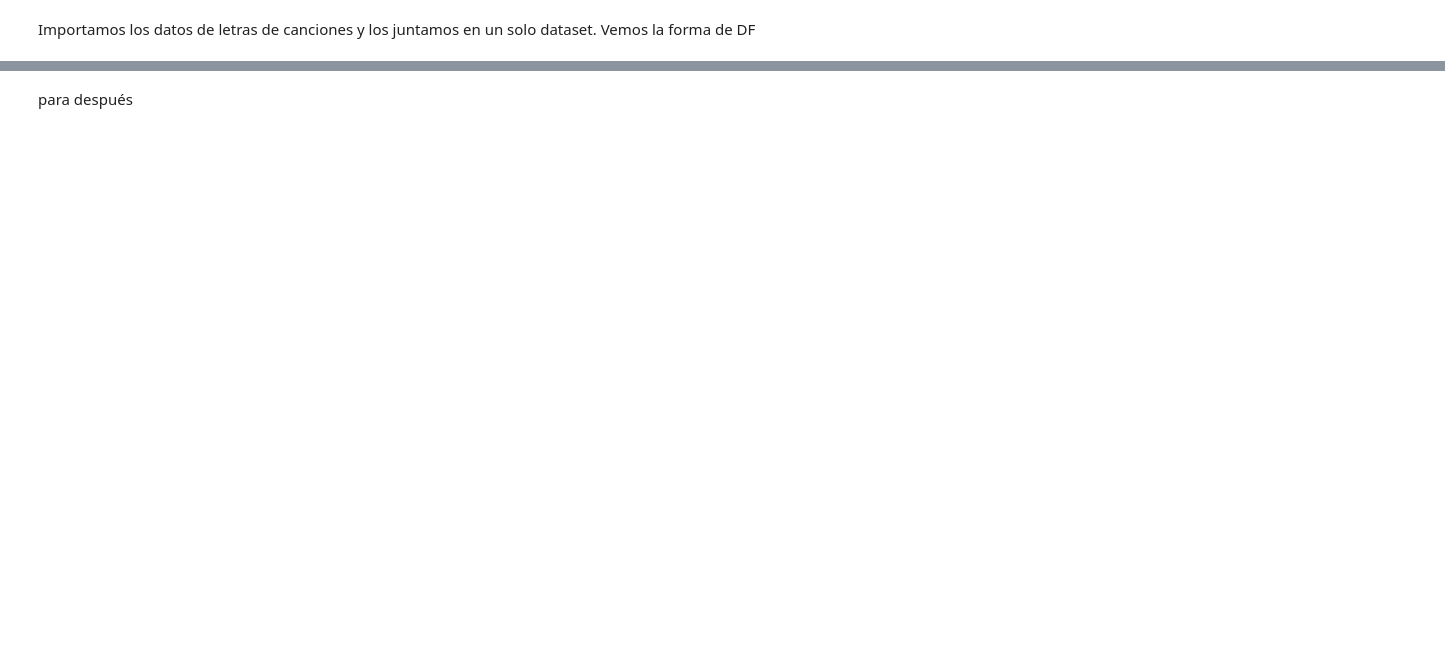
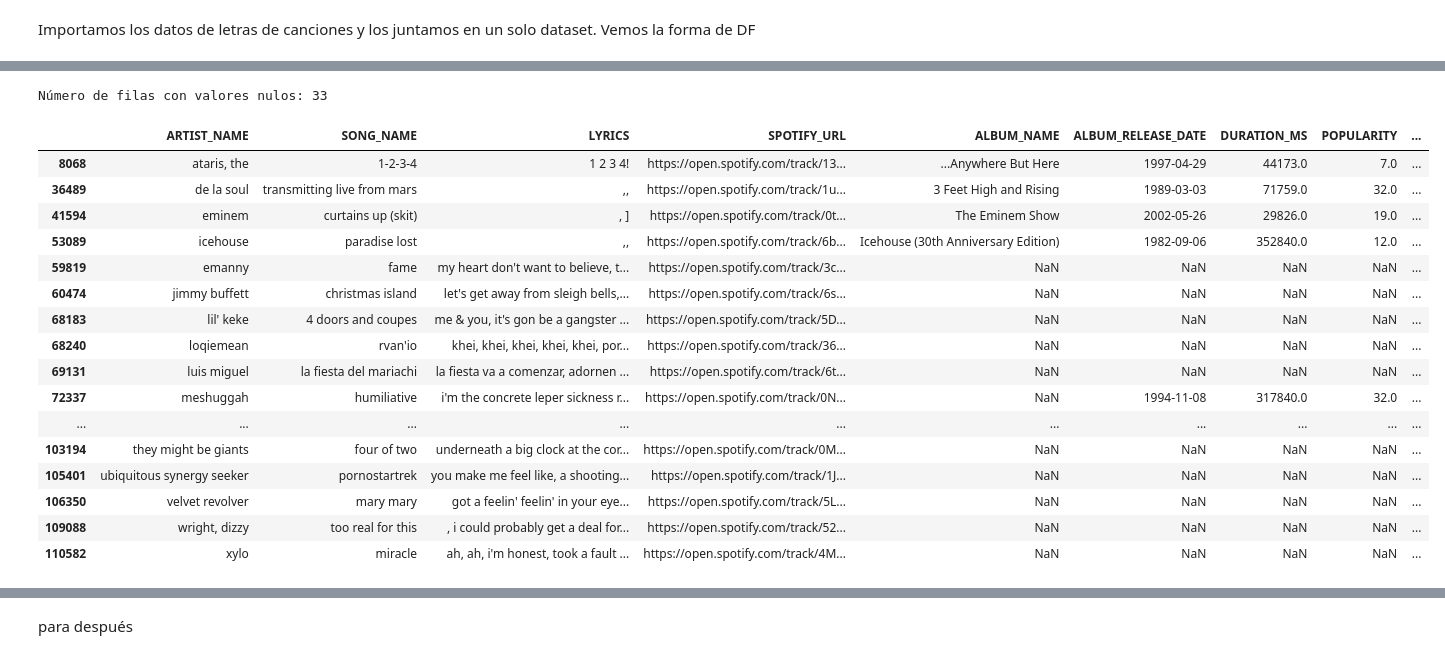
Before and after one commit to mezcolantriz/clasificador-letras, a Jupyter notebook: src/explore.ipynb, the cells around one changed output, grey strips where cells are left out. Drawn from its saved outputs; the diff is of its cells as text; code cells hidden in the pictures; blank space fills up the shorter version.

```diff
--- a/src/explore.ipynb
+++ b/src/explore.ipynb
@@ -57,0 +8,10 @@ Dataset combinado guardado en C:\Users\solan\Downloads\clasificador-letras\data\
+# %%
+# Ruta al archivo CSV
+file_path = r"C:\Users\solan\Downloads\clasificador-letras\data\cleaned_combined_with_language.csv"
+
+# Cargar el archivo como DataFrame
+df = pd.read_csv(file_path)
+
+# Echar un vistazo inicial
+print(df.info())
+df.head()
@@ -57,0 +43,10 @@ Dataset combinado guardado en C:\Users\solan\Downloads\clasificador-letras\data\
+# %%
+# Elimino preview_url que no ha cogido ningún parámetro y son todos nulos
+df = df.drop(columns=['PREVIEW_URL'])
+
+
+# Contar valores nulos por columna
+null_values = df.isnull().sum()
+
+print("Valores nulos por columna:")
+print(null_values)
@@ -57,0 +65,25 @@ Dataset combinado guardado en C:\Users\solan\Downloads\clasificador-letras\data\
+# %%
+# Mostrar filas con valores nulos
+rows_with_nulls = df[df.isnull().any(axis=1)]
+
+print(f"Número de filas con valores nulos: {len(rows_with_nulls)}")
+rows_with_nulls
+# %% [output]
+Número de filas con valores nulos: 33
+|  | ARTIST_NAME | SONG_NAME | LYRICS | SPOTIFY_URL | ALBUM_NAME | ALBUM_RELEASE_DATE | DURATION_MS | POPULARITY | ... |
+| 8068 | ataris, the | 1-2-3-4 | 1 2 3 4! | https://open.spotify.com/track/13... | ...Anywhere But Here | 1997-04-29 | 44173.0 | 7.0 | ... |
+| 36489 | de la soul | transmitting live from mars | ,, | https://open.spotify.com/track/1u... | 3 Feet High and Rising | 1989-03-03 | 71759.0 | 32.0 | ... |
+| 41594 | eminem | curtains up (skit) | , ] | https://open.spotify.com/track/0t... | The Eminem Show | 2002-05-26 | 29826.0 | 19.0 | ... |
+| 53089 | icehouse | paradise lost | ,, | https://open.spotify.com/track/6b... | Icehouse (30th Anniversary Edition) | 1982-09-06 | 352840.0 | 12.0 | ... |
+| 59819 | emanny | fame | my heart don't want to believe, t... | https://open.spotify.com/track/3c... | NaN | NaN | NaN | NaN | ... |
+| 60474 | jimmy buffett | christmas island | let's get away from sleigh bells,... | https://open.spotify.com/track/6s... | NaN | NaN | NaN | NaN | ... |
+| 68183 | lil' keke | 4 doors and coupes | me & you, it's gon be a gangster ... | https://open.spotify.com/track/5D... | NaN | NaN | NaN | NaN | ... |
+| 68240 | loqiemean | rvan'io | khei, khei, khei, khei, khei, por... | https://open.spotify.com/track/36... | NaN | NaN | NaN | NaN | ... |
+| 69131 | luis miguel | la fiesta del mariachi | la fiesta va a comenzar, adornen ... | https://open.spotify.com/track/6t... | NaN | NaN | NaN | NaN | ... |
+| 72337 | meshuggah | humiliative | i'm the concrete leper sickness r... | https://open.spotify.com/track/0N... | NaN | 1994-11-08 | 317840.0 | 32.0 | ... |
+| ... | ... | ... | ... | ... | ... | ... | ... | ... | ... |
+| 103194 | they might be giants | four of two | underneath a big clock at the cor... | https://open.spotify.com/track/0M... | NaN | NaN | NaN | NaN | ... |
+| 105401 | ubiquitous synergy seeker | pornostartrek | you make me feel like, a shooting... | https://open.spotify.com/track/1J... | NaN | NaN | NaN | NaN | ... |
+| 106350 | velvet revolver | mary mary | got a feelin' feelin' in your eye... | https://open.spotify.com/track/5L... | NaN | NaN | NaN | NaN | ... |
+| 109088 | wright, dizzy | too real for this | , i could probably get a deal for... | https://open.spotify.com/track/52... | NaN | NaN | NaN | NaN | ... |
+| 110582 | xylo | miracle | ah, ah, i'm honest, took a fault ... | https://open.spotify.com/track/4M... | NaN | NaN | NaN | NaN | ... |
```
Also changed, not shown: parts of 29 cells of this notebook, 3 other files.
